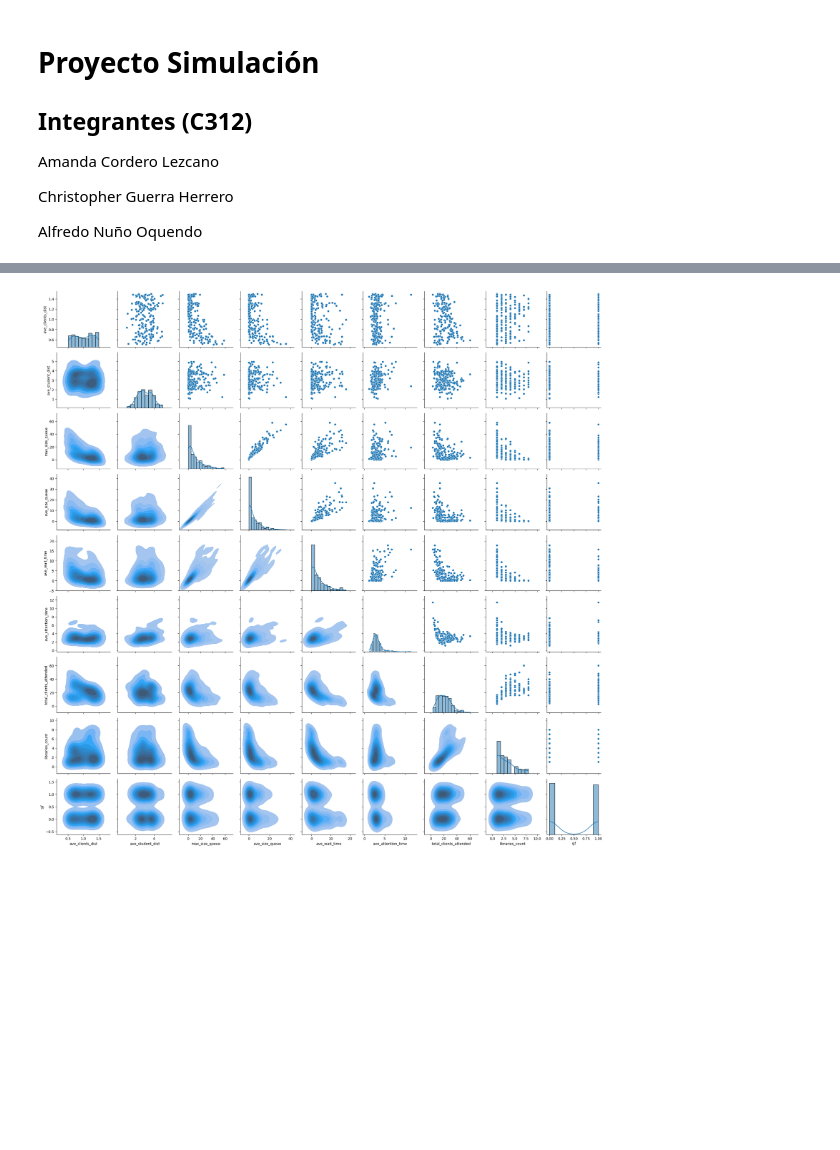
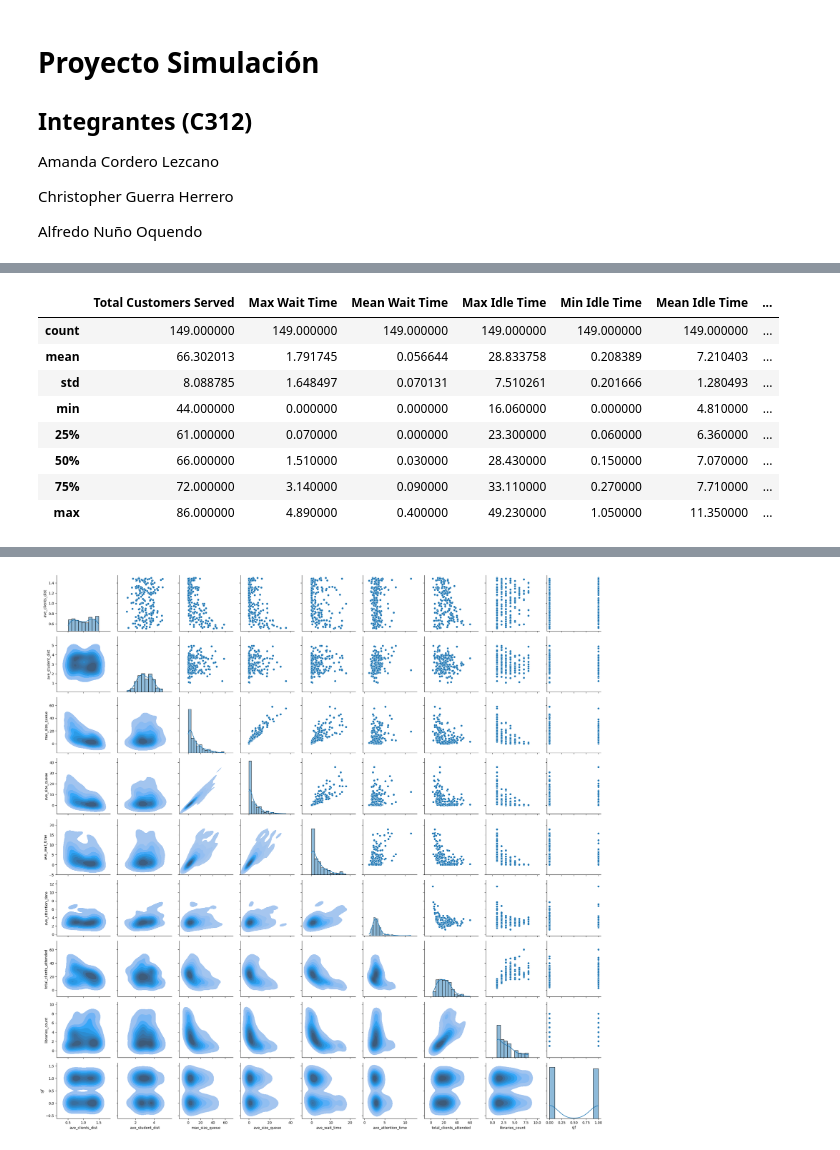
Before and after one commit to chriss8g/Simulador-Biblioteca, a Jupyter notebook: project.ipynb, the cells around one changed output, grey strips where cells are left out. Saved outputs shown, nothing was run; the diff lists cells and outputs as text; code cells hidden in the pictures; blank space fills up the shorter version.

```diff
--- a/project.ipynb
+++ b/project.ipynb
@@ -41,0 +48,12 @@ data.describe()
+# %%
+fifo_3.describe()
+# %% [output]
+|  | Total Customers Served | Max Wait Time | Mean Wait Time | Max Idle Time | Min Idle Time | Mean Idle Time | ... |
+| count | 149.000000 | 149.000000 | 149.000000 | 149.000000 | 149.000000 | 149.000000 | ... |
+| mean | 66.302013 | 1.791745 | 0.056644 | 28.833758 | 0.208389 | 7.210403 | ... |
+| std | 8.088785 | 1.648497 | 0.070131 | 7.510261 | 0.201666 | 1.280493 | ... |
+| min | 44.000000 | 0.000000 | 0.000000 | 16.060000 | 0.000000 | 4.810000 | ... |
+| 25% | 61.000000 | 0.070000 | 0.000000 | 23.300000 | 0.060000 | 6.360000 | ... |
+| 50% | 66.000000 | 1.510000 | 0.030000 | 28.430000 | 0.150000 | 7.070000 | ... |
+| 75% | 72.000000 | 3.140000 | 0.090000 | 33.110000 | 0.270000 | 7.710000 | ... |
+| max | 86.000000 | 4.890000 | 0.400000 | 49.230000 | 1.050000 | 11.350000 | ... |
```
Also changed, not shown: parts of 13 cells of this notebook, 3 other files.
